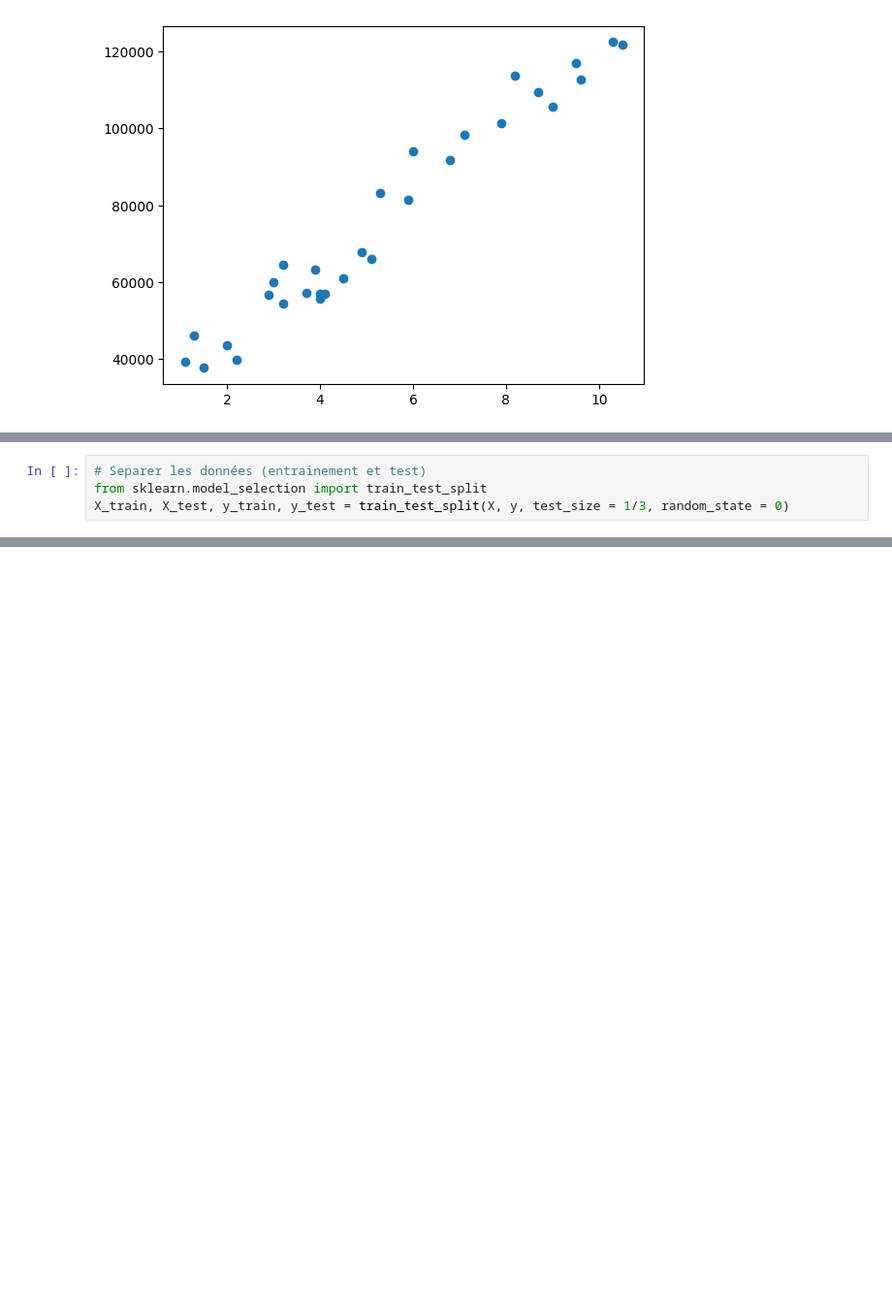
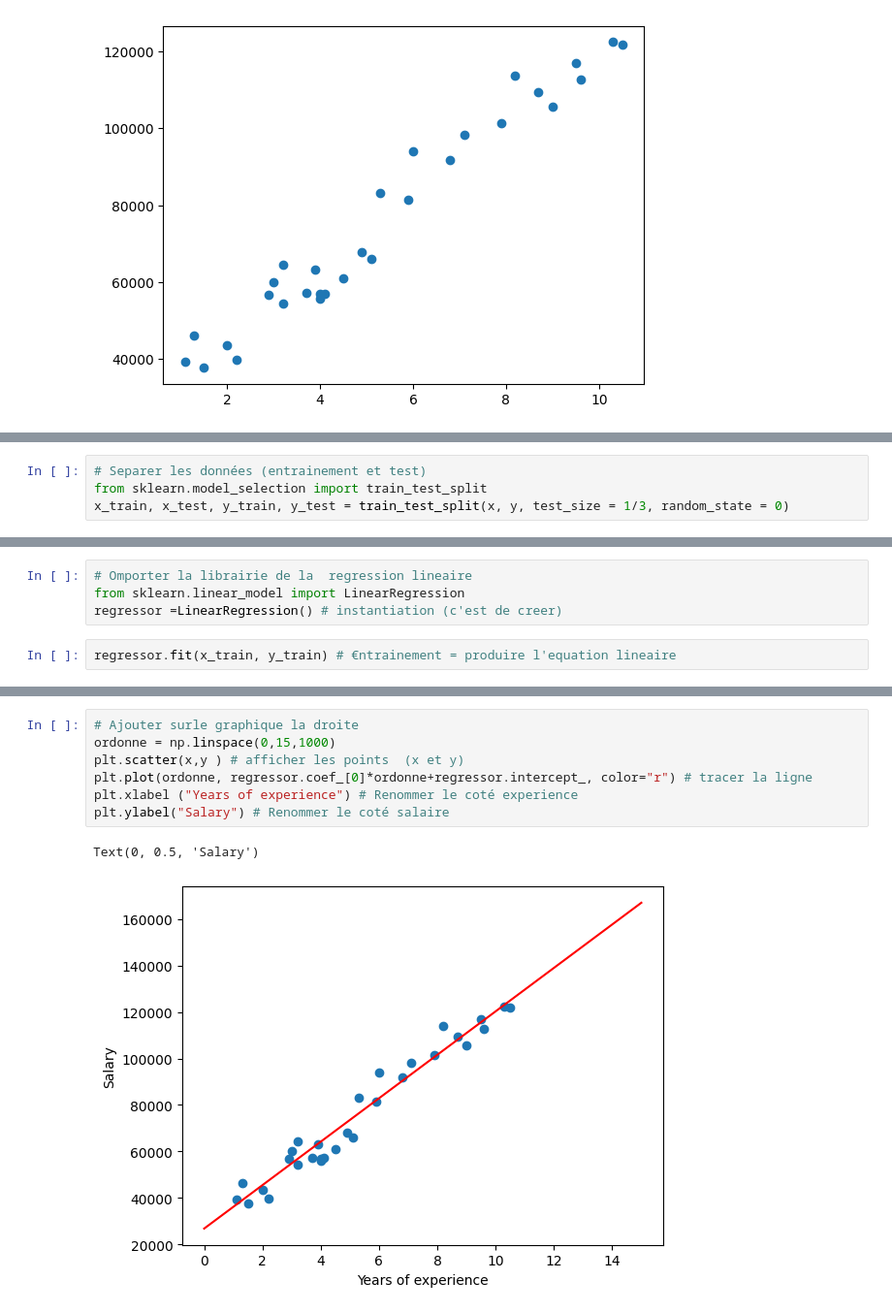
Before and after one commit to m-hafidh/Projet-de-prediction-de-salaire-, a Jupyter notebook: Untitled.ipynb, the cells around one changed output, grey strips where cells are left out. Shown at 97% size. Saved outputs shown, nothing was run; the diff lists cells and outputs as text; blank space fills up the shorter version.

Commit message:
Prediction de salaire aux employeurs

```diff
--- a/Untitled.ipynb
+++ b/Untitled.ipynb
@@ -120,4 +103,4 @@ Consider using the `--user` option or check the permissions.
 # %%
 # Separer les données (entrainement et test)
 from sklearn.model_selection import train_test_split
-X_train, X_test, y_train, y_test = train_test_split(X, y, test_size = 1/3, random_state = 0)
+x_train, x_test, y_train, y_test = train_test_split(x, y, test_size = 1/3, random_state = 0)
@@ -125,0 +107,6 @@ NameError: name 'X' is not defined
+# %%
+# Omporter la librairie de la  regression lineaire
+from sklearn.linear_model import LinearRegression
+regressor =LinearRegression() # instantiation (c'est de creer)
+# %%
+regressor.fit(x_train, y_train) # €ntrainement = produire l'equation lineaire
@@ -125,0 +122,10 @@ NameError: name 'X' is not defined
+# %%
+# Ajouter surle graphique la droite
+ordonne = np.linspace(0,15,1000)
+plt.scatter(x,y ) # afficher les points  (x et y)
+plt.plot(ordonne, regressor.coef_[0]*ordonne+regressor.intercept_, color="r") # tracer la ligne
+plt.xlabel ("Years of experience") # Renommer le coté experience
+plt.ylabel("Salary") # Renommer le coté salaire
+# %% [output]
+Text(0, 0.5, 'Salary')
+[figure, added]
```
Also changed, not shown: parts of 11 cells of this notebook.
